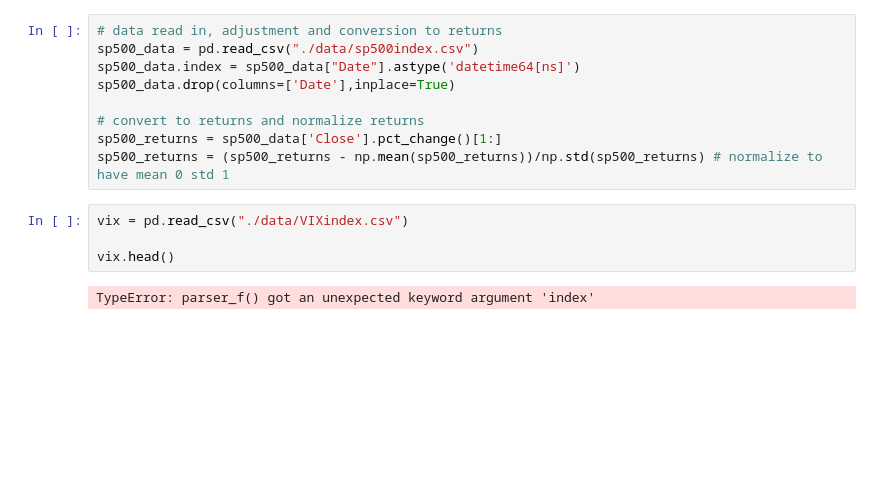
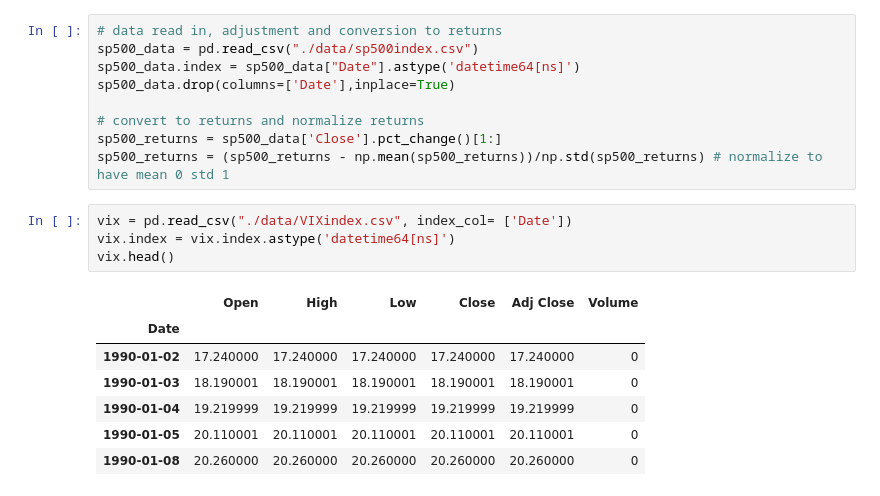
Before and after one commit to ngurnani/VolatilityPrediction, a Jupyter notebook: src/Simple Volatility Trading Strategy.ipynb, the cells around one changed output. Cells and saved outputs as stored; diff of their text form; blank space fills up the shorter version.

```diff
--- a/src/Simple Volatility Trading Strategy.ipynb
+++ b/src/Simple Volatility Trading Strategy.ipynb
@@ -26,8 +28,14 @@ sp500_data.drop(columns=['Date'],inplace=True)
 sp500_returns = sp500_data['Close'].pct_change()[1:]
 sp500_returns = (sp500_returns - np.mean(sp500_returns))/np.std(sp500_returns) # normalize to have mean 0 std 1
 # %%
-vix = pd.read_csv("./data/VIXindex.csv")
-
+vix = pd.read_csv("./data/VIXindex.csv", index_col= ['Date'])
+vix.index = vix.index.astype('datetime64[ns]')
 vix.head()
 # %% [output]
-TypeError: parser_f() got an unexpected keyword argument 'index'
+|  | Open | High | Low | Close | Adj Close | Volume |
+| Date |  |  |  |  |  |  |
+| 1990-01-02 | 17.240000 | 17.240000 | 17.240000 | 17.240000 | 17.240000 | 0 |
+| 1990-01-03 | 18.190001 | 18.190001 | 18.190001 | 18.190001 | 18.190001 | 0 |
+| 1990-01-04 | 19.219999 | 19.219999 | 19.219999 | 19.219999 | 19.219999 | 0 |
+| 1990-01-05 | 20.110001 | 20.110001 | 20.110001 | 20.110001 | 20.110001 | 0 |
+| 1990-01-08 | 20.260000 | 20.260000 | 20.260000 | 20.260000 | 20.260000 | 0 |
```
Also changed, not shown: parts of 12 cells of this notebook, 4 other files.
